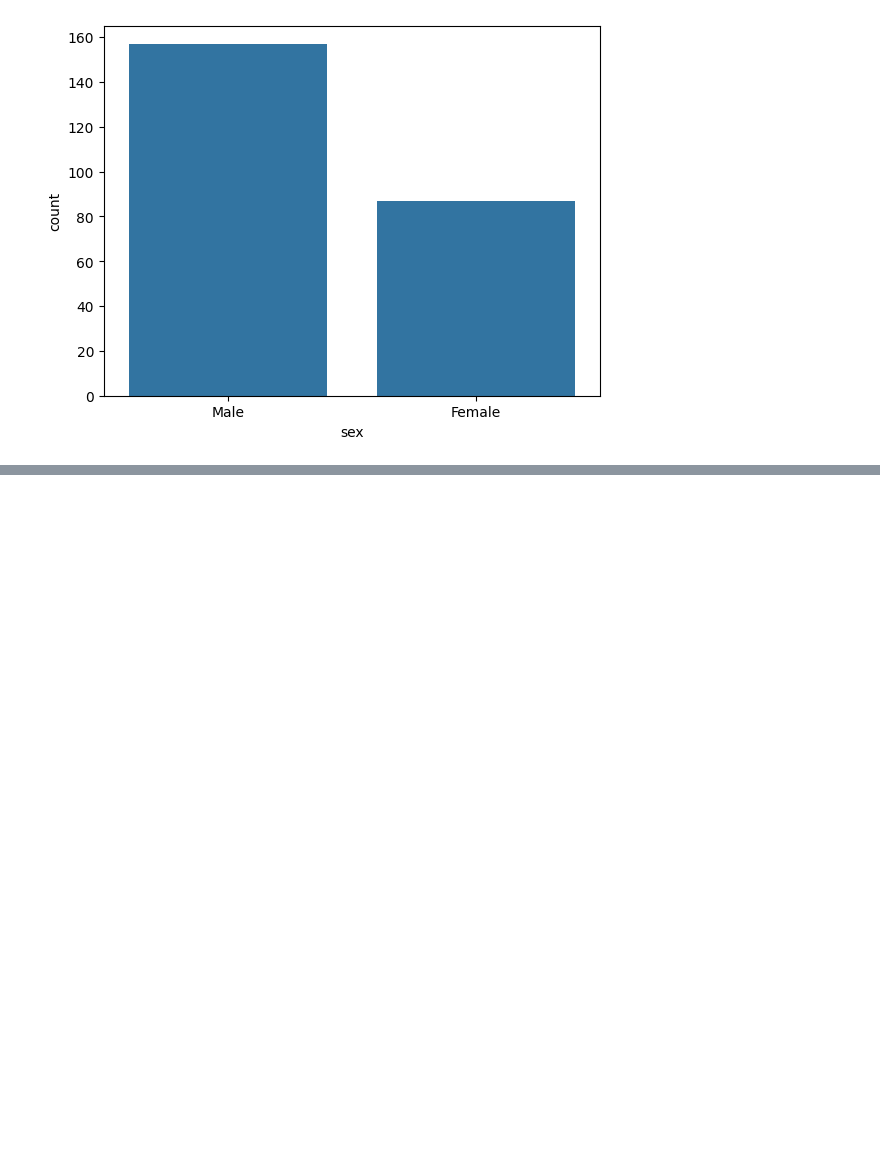
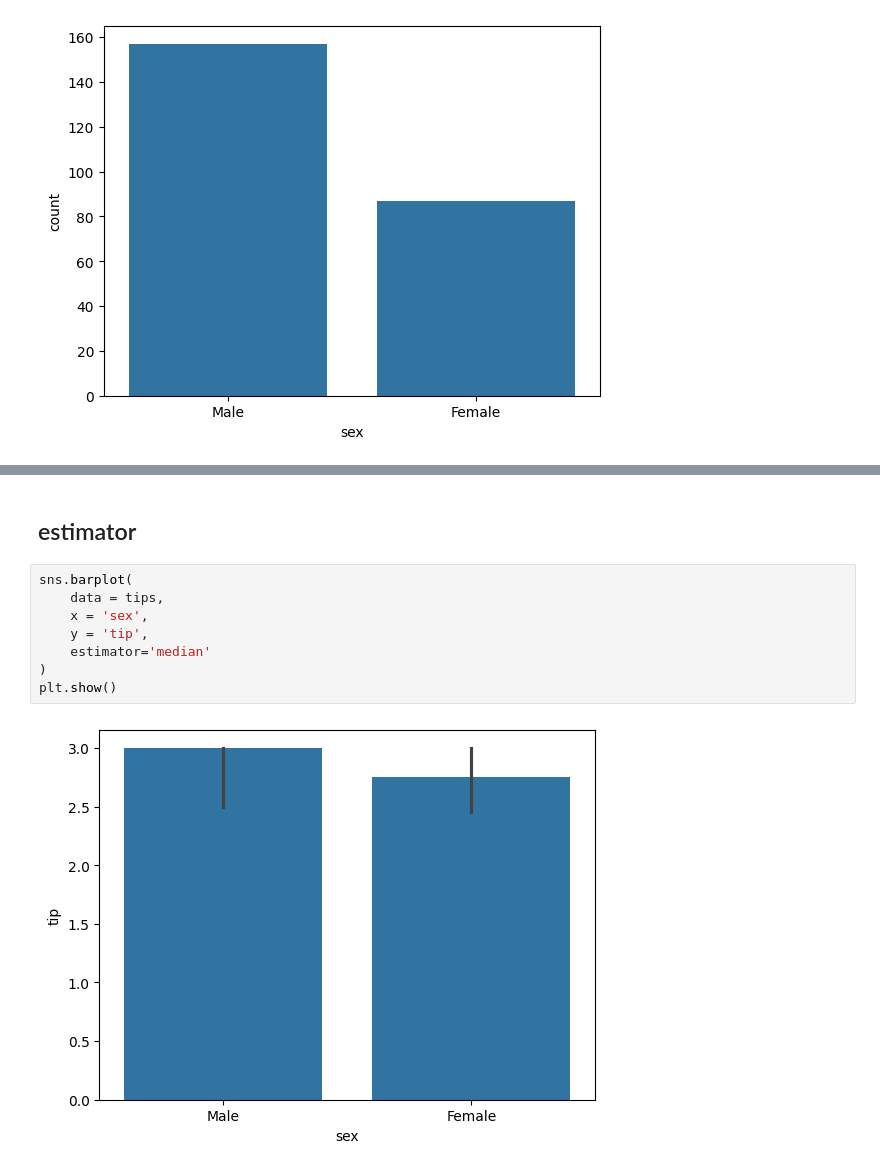
Before and after one commit to kshitij-commit/DataScience, a Jupyter notebook: 05_seaborn/03_Categorical_Plots.ipynb, the cells around one changed output, grey strips where cells are left out. Drawn from its saved outputs; the diff is of its cells as text; blank space fills up the shorter version.

```diff
--- a/05_seaborn/03_Categorical_Plots.ipynb
+++ b/05_seaborn/03_Categorical_Plots.ipynb
@@ -130,0 +152,12 @@ sns.countplot(
+# %% [markdown]
+## estimator
+# %%
+sns.barplot(
+    data = tips,
+    x = 'sex',
+    y = 'tip',
+    estimator='median'
+)
+plt.show()
+# %% [output]
+[figure, added]
```
Also changed, not shown: parts of 8 cells of this notebook.
